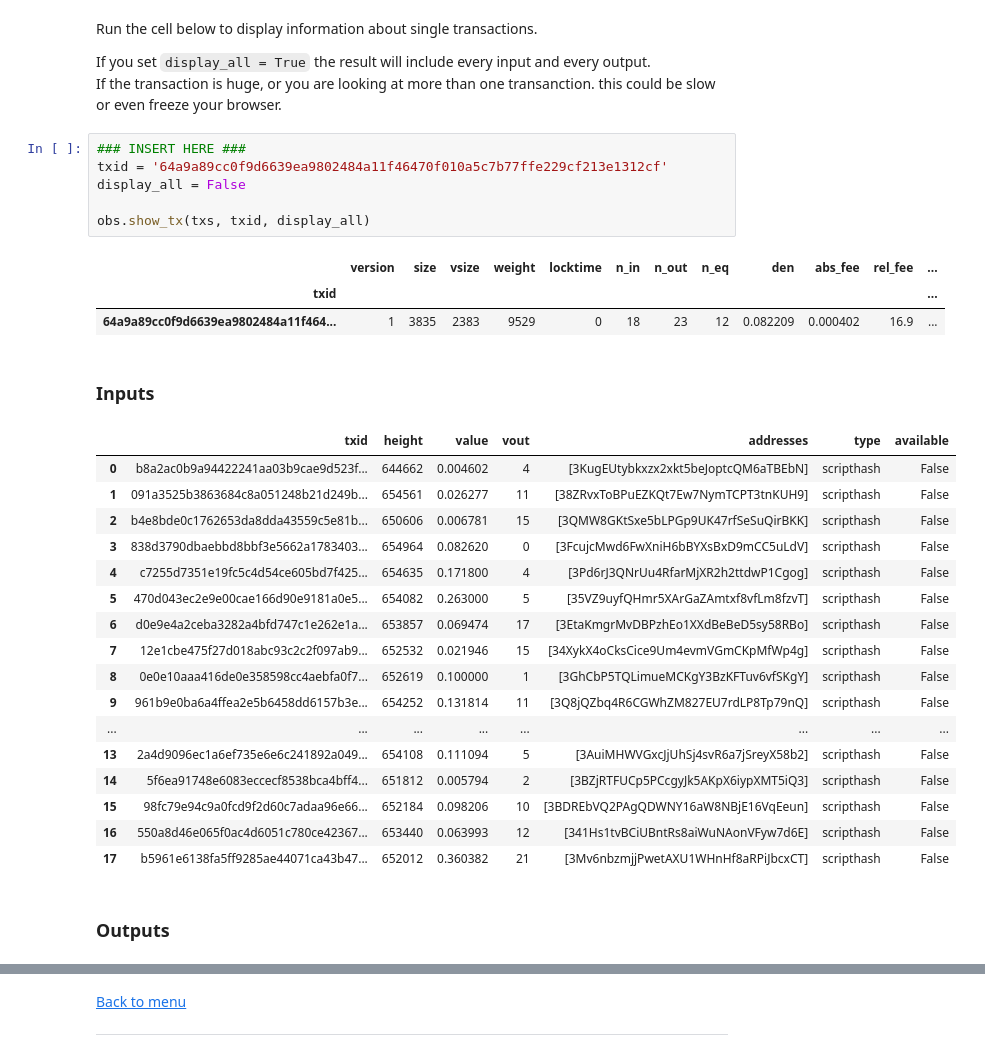
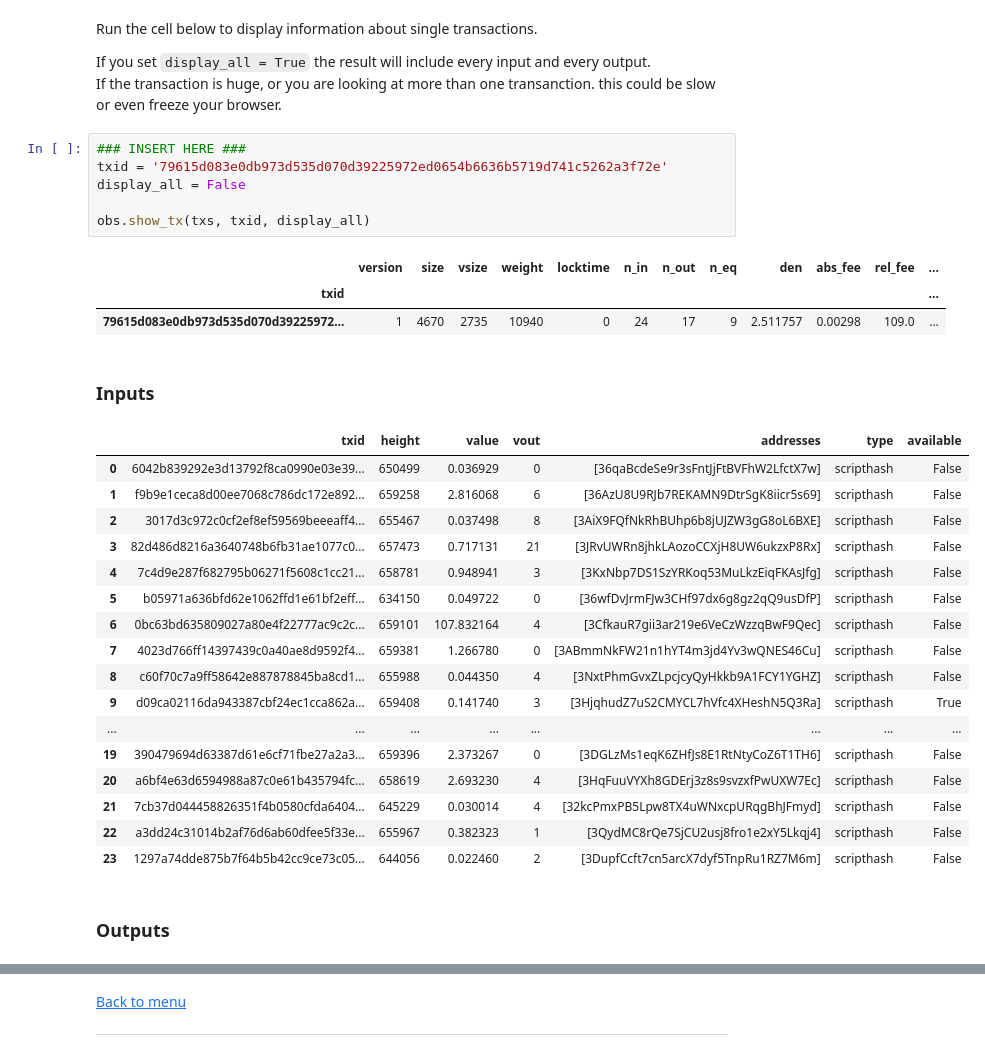
Before and after one commit to PulpCattel/Observatory, a Jupyter notebook: examples/JoinMarket_Observatory.ipynb, the cells around one changed output, grey strips where cells are left out. Drawn from its saved outputs; the diff is of its cells as text.

```diff
--- a/examples/JoinMarket_Observatory.ipynb
+++ b/examples/JoinMarket_Observatory.ipynb
@@ -192,32 +192,32 @@ If you set `display_all = True` the result will include every input and every ou
 If the transaction is huge, or you are looking at more than one transanction. this could be slow or even freeze your browser.
 # %%
 ### INSERT HERE ###
-txid = '64a9a89cc0f9d6639ea9802484a11f46470f010a5c7b77ffe229cf213e1312cf'
+txid = '79615d083e0db973d535d070d39225972ed0654b6636b5719d741c5262a3f72e'
 display_all = False
 
 obs.show_tx(txs, txid, display_all)
 # %% [output]
 |  | version | size | vsize | weight | locktime | n_in | n_out | n_eq | den | abs_fee | rel_fee | ... |
 | txid |  |  |  |  |  |  |  |  |  |  |  | ... |
-| 64a9a89cc0f9d6639ea9802484a11f464... | 1 | 3835 | 2383 | 9529 | 0 | 18 | 23 | 12 | 0.082209 | 0.000402 | 16.9 | ... |
+| 79615d083e0db973d535d070d39225972... | 1 | 4670 | 2735 | 10940 | 0 | 24 | 17 | 9 | 2.511757 | 0.00298 | 109.0 | ... |
 ### Inputs
 |  | txid | height | value | vout | addresses | type | available |
-| 0 | b8a2ac0b9a94422241aa03b9cae9d523f... | 644662 | 0.004602 | 4 | [3KugEUtybkxzx2xkt5beJoptcQM6aTBEbN] | scripthash | False |
-| 1 | 091a3525b3863684c8a051248b21d249b... | 654561 | 0.026277 | 11 | [38ZRvxToBPuEZKQt7Ew7NymTCPT3tnKUH9] | scripthash | False |
-| 2 | b4e8bde0c1762653da8dda43559c5e81b... | 650606 | 0.006781 | 15 | [3QMW8GKtSxe5bLPGp9UK47rfSeSuQirBKK] | scripthash | False |
-| 3 | 838d3790dbaebbd8bbf3e5662a1783403... | 654964 | 0.082620 | 0 | [3FcujcMwd6FwXniH6bBYXsBxD9mCC5uLdV] | scripthash | False |
-| 4 | c7255d7351e19fc5c4d54ce605bd7f425... | 654635 | 0.171800 | 4 | [3Pd6rJ3QNrUu4RfarMjXR2h2ttdwP1Cgog] | scripthash | False |
-| 5 | 470d043ec2e9e00cae166d90e9181a0e5... | 654082 | 0.263000 | 5 | [35VZ9uyfQHmr5XArGaZAmtxf8vfLm8fzvT] | scripthash | False |
-| 6 | d0e9e4a2ceba3282a4bfd747c1e262e1a... | 653857 | 0.069474 | 17 | [3EtaKmgrMvDBPzhEo1XXdBeBeD5sy58RBo] | scripthash | False |
-| 7 | 12e1cbe475f27d018abc93c2c2f097ab9... | 652532 | 0.021946 | 15 | [34XykX4oCksCice9Um4evmVGmCKpMfWp4g] | scripthash | False |
-| 8 | 0e0e10aaa416de0e358598cc4aebfa0f7... | 652619 | 0.100000 | 1 | [3GhCbP5TQLimueMCKgY3BzKFTuv6vfSKgY] | scripthash | False |
-| 9 | 961b9e0ba6a4ffea2e5b6458dd6157b3e... | 654252 | 0.131814 | 11 | [3Q8jQZbq4R6CGWhZM827EU7rdLP8Tp79nQ] | scripthash | False |
+| 0 | 6042b839292e3d13792f8ca0990e03e39... | 650499 | 0.036929 | 0 | [36qaBcdeSe9r3sFntJjFtBVFhW2LfctX7w] | scripthash | False |
+| 1 | f9b9e1ceca8d00ee7068c786dc172e892... | 659258 | 2.816068 | 6 | [36AzU8U9RJb7REKAMN9DtrSgK8iicr5s69] | scripthash | False |
+| 2 | 3017d3c972c0cf2ef8ef59569beeeaff4... | 655467 | 0.037498 | 8 | [3AiX9FQfNkRhBUhp6b8jUJZW3gG8oL6BXE] | scripthash | False |
+| 3 | 82d486d8216a3640748b6fb31ae1077c0... | 657473 | 0.717131 | 21 | [3JRvUWRn8jhkLAozoCCXjH8UW6ukzxP8Rx] | scripthash | False |
+| 4 | 7c4d9e287f682795b06271f5608c1cc21... | 658781 | 0.948941 | 3 | [3KxNbp7DS1SzYRKoq53MuLkzEiqFKAsJfg] | scripthash | False |
+| 5 | b05971a636bfd62e1062ffd1e61bf2eff... | 634150 | 0.049722 | 0 | [36wfDvJrmFJw3CHf97dx6g8gz2qQ9usDfP] | scripthash | False |
+| 6 | 0bc63bd635809027a80e4f22777ac9c2c... | 659101 | 107.832164 | 4 | [3CfkauR7gii3ar219e6VeCzWzzqBwF9Qec] | scripthash | False |
+| 7 | 4023d766ff14397439c0a40ae8d9592f4... | 659381 | 1.266780 | 0 | [3ABmmNkFW21n1hYT4m3jd4Yv3wQNES46Cu] | scripthash | False |
+| 8 | c60f70c7a9ff58642e887878845ba8cd1... | 655988 | 0.044350 | 4 | [3NxtPhmGvxZLpcjcyQyHkkb9A1FCY1YGHZ] | scripthash | False |
+| 9 | d09ca02116da943387cbf24ec1cca862a... | 659408 | 0.141740 | 3 | [3HjqhudZ7uS2CMYCL7hVfc4XHeshN5Q3Ra] | scripthash | True |
 | ... | ... | ... | ... | ... | ... | ... | ... |
-| 13 | 2a4d9096ec1a6ef735e6e6c241892a049... | 654108 | 0.111094 | 5 | [3AuiMHWVGxcJjUhSj4svR6a7jSreyX58b2] | scripthash | False |
-| 14 | 5f6ea91748e6083eccecf8538bca4bff4... | 651812 | 0.005794 | 2 | [3BZjRTFUCp5PCcgyJk5AKpX6iypXMT5iQ3] | scripthash | False |
-| 15 | 98fc79e94c9a0fcd9f2d60c7adaa96e66... | 652184 | 0.098206 | 10 | [3BDREbVQ2PAgQDWNY16aW8NBjE16VqEeun] | scripthash | False |
-| 16 | 550a8d46e065f0ac4d6051c780ce42367... | 653440 | 0.063993 | 12 | [341Hs1tvBCiUBntRs8aiWuNAonVFyw7d6E] | scripthash | False |
-| 17 | b5961e6138fa5ff9285ae44071ca43b47... | 652012 | 0.360382 | 21 | [3Mv6nbzmjjPwetAXU1WHnHf8aRPiJbcxCT] | scripthash | False |
+| 19 | 390479694d63387d61e6cf71fbe27a2a3... | 659396 | 2.373267 | 0 | [3DGLzMs1eqK6ZHfJs8E1RtNtyCoZ6T1TH6] | scripthash | False |
+| 20 | a6bf4e63d6594988a87c0e61b435794fc... | 658619 | 2.693230 | 4 | [3HqFuuVYXh8GDErj3z8s9svzxfPwUXW7Ec] | scripthash | False |
+| 21 | 7cb37d044458826351f4b0580cfda6404... | 645229 | 0.030014 | 4 | [32kcPmxPB5Lpw8TX4uWNxcpURqgBhJFmyd] | scripthash | False |
+| 22 | a3dd24c31014b2af76d6ab60dfee5f33e... | 655967 | 0.382323 | 1 | [3QydMC8rQe7SjCU2usj8fro1e2xY5Lkqj4] | scripthash | False |
+| 23 | 1297a74dde875b7f64b5b42cc9ce73c05... | 644056 | 0.022460 | 2 | [3DupfCcft7cn5arcX7dyf5TnpRu1RZ7M6m] | scripthash | False |
 ### Outputs
 |  | value | addresses | type |
 | vout |  |  |  |
```
Also changed, not shown: parts of 8 cells of this notebook, 2 other files.
